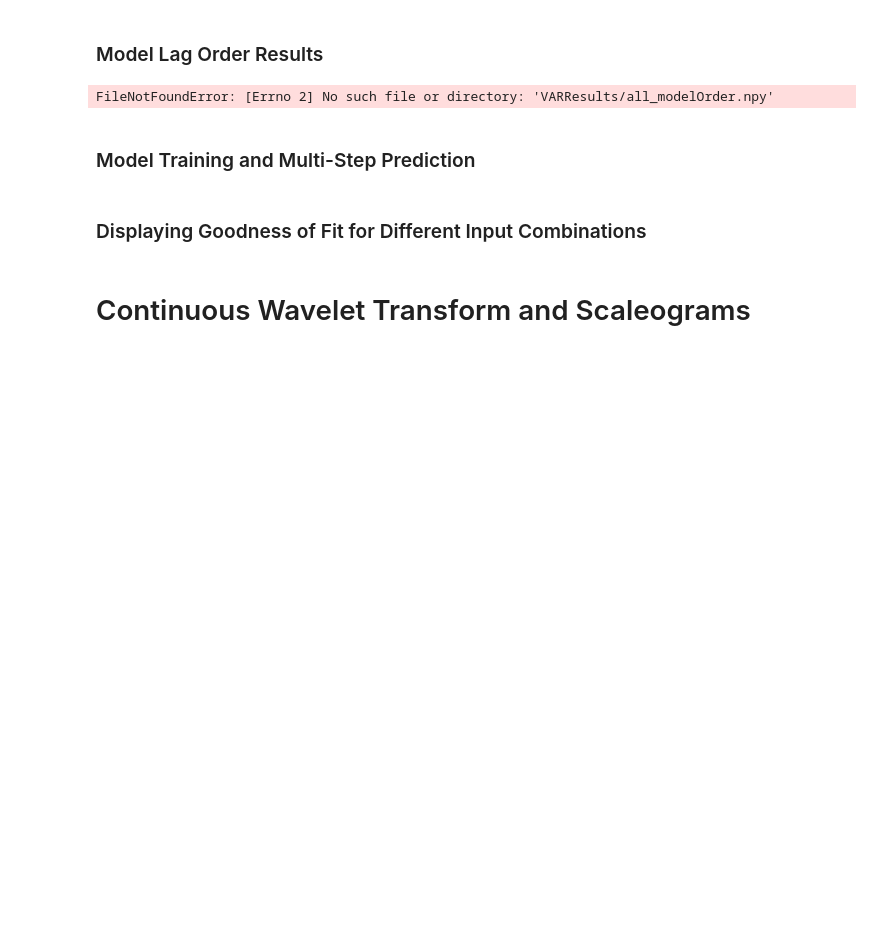
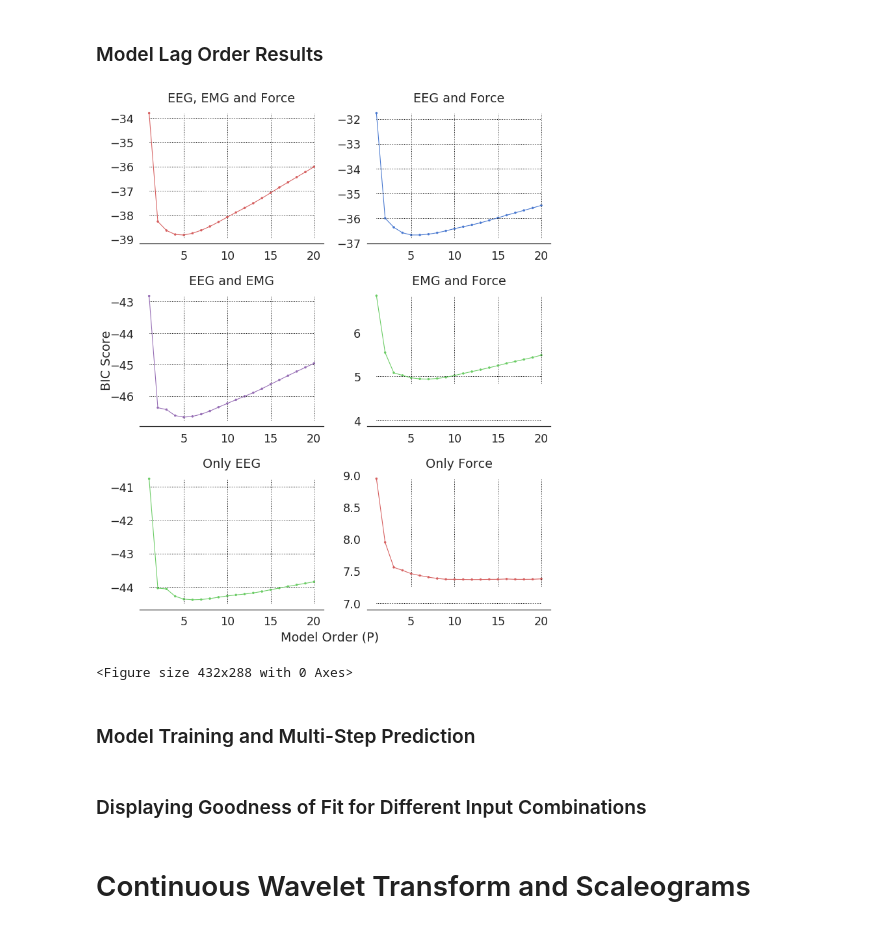
Before and after one commit to andac-demir/HapticsDynamicSystemIdentification, a Jupyter notebook: spectralAnalysis.ipynb, the cells around one changed output. Cells and saved outputs as stored; diff of their text form; code cells hidden in the pictures; blank space fills up the shorter version.

Commit message:
model lag order selection

```diff
--- a/spectralAnalysis.ipynb
+++ b/spectralAnalysis.ipynb
@@ -487,43 +523,77 @@ emg_force = np.load('VARResults/EMG_Force_lagOrder.npy')
 
 BIC = pd.DataFrame({'all': all[0,:],
                     'only_eeg': only_eeg[0,:],
                     'only_emg': only_emg[0,:],
                     'only_force': only_force[0,:],
                     'eeg_emg': eeg_emg[0,:],
                     'eeg_force': eeg_force[0,:],
                     'emg_force': emg_force[0,:]})
 model_orders = 1 + np.arange(20)
 
 sns.set(style="white", palette="muted", color_codes=True, font_scale=1.6)
 
 # Set up the matplotlib figure
 f, axes = plt.subplots(3, 2, figsize=(10,12), sharex=False)
 sns.despine(left=True)
 
 sns.pointplot(x=model_orders, y=BIC['all'], color='r', ax=axes[0,0], scale=0.4).set_title('EEG, EMG and Force')
-sns.pointplot(x=model_orders, y=BIC['eeg_emg'], color='m', ax=axes[0,0], scale=0.4).set_title('EEG and EMG')
-sns.pointplot(x=model_orders, y=BIC['eeg_force'], color='b', ax=axes[0,0], scale=0.4).set_title('EEG and Force')
-sns.pointplot(x=model_orders, y=BIC['emg_force'], color='g', ax=axes[0,0], scale=0.4).set_title('EMG and Force')
-sns.pointplot(x=model_orders, y=BIC['only_eeg'], color='g', ax=axes[0,0], scale=0.4).set_title('Only EEG')
-sns.pointplot(x=model_orders, y=BIC['only_force'], color='r', ax=axes[0,0], scale=0.4).set_title('Only Force')
+sns.pointplot(x=model_orders, y=BIC['eeg_force'], color='b', ax=axes[0,1], scale=0.4).set_title('EEG and Force')
+sns.pointplot(x=model_orders, y=BIC['eeg_emg'], color='m', ax=axes[1,0], scale=0.4).set_title('EEG and EMG')
+sns.pointplot(x=model_orders, y=BIC['emg_force'], color='g', ax=axes[1,1], scale=0.4).set_title('EMG and Force')
+sns.pointplot(x=model_orders, y=BIC['only_eeg'], color='g', ax=axes[2,0], scale=0.4).set_title('Only EEG')
+sns.pointplot(x=model_orders, y=BIC['only_force'], color='r', ax=axes[2,1], scale=0.4).set_title('Only Force')
 
 for ax in axes.flatten():
     ax.set_ylabel('')
     ax.set_xlabel('')
 
-# set the density of x-axis
+# The rest is for some cosmetics of the plots...
+# reduce the density of x-axis
+for ax in axes.flatten():
+    for ind, label in enumerate(ax.get_xticklabels()):
+        if (ind+1) % 5 == 0: #every 5th label is kept
+            label.set_visible(True)
+        else:
+            label.set_visible(False)
 
-# draw vertical lines
+# draw vertical lines:
+for i in range(4,24,5):
+    axes.flatten()[0].vlines(x=i, ymin=BIC['all'].min()-0.1, ymax=BIC['all'].max(), color='black',
+                             alpha=1, linewidth=1, linestyles='dotted')
+    axes.flatten()[1].vlines(x=i, ymin=BIC['eeg_force'].min()-0.1, ymax=BIC['eeg_force'].max(), color='black',
+                             alpha=1, linewidth=1, linestyles='dotted')
+    axes.flatten()[2].vlines(x=i, ymin=BIC['eeg_emg'].min()-0.1, ymax=BIC['eeg_emg'].max(), color='black',
+                             alpha=1, linewidth=1, linestyles='dotted')
+    axes.flatten()[3].vlines(x=i, ymin=BIC['emg_force'].min()-0.1, ymax=BIC['emg_force'].max(), color='black',
+                             alpha=1, linewidth=1, linestyles='dotted')
+    axes.flatten()[4].vlines(x=i, ymin=BIC['only_eeg'].min()-0.1, ymax=BIC['only_eeg'].max(), color='black',
+                             alpha=1, linewidth=1, linestyles='dotted')
+    axes.flatten()[5].vlines(x=i, ymin=BIC['only_force'].min()-0.1, ymax=BIC['only_force'].max(),
+                             color='black', alpha=1, linewidth=1, linestyles='dotted')
 
-# draw horizontal lines
+# draw horizontal lines:
+for i in range(int(BIC['all'].min()), int(BIC['all'].max())):
+    axes.flatten()[0].hlines(y=i, xmin=0, xmax=19, color='black', alpha=1, linewidth=1, linestyles='dotted')
+for i in range(int(BIC['eeg_force'].min()), int(BIC['eeg_force'].max())):
+    axes.flatten()[1].hlines(y=i, xmin=0, xmax=19, color='black', alpha=1, linewidth=1, linestyles='dotted')
+for i in range(int(BIC['eeg_emg'].min()), int(BIC['eeg_emg'].max())):
+    axes.flatten()[2].hlines(y=i, xmin=0, xmax=19, color='black', alpha=1, linewidth=1, linestyles='dotted')
+for i in np.arange(int(BIC['emg_force'].min()), int(BIC['emg_force'].max())):
+    axes.flatten()[3].hlines(y=i, xmin=0, xmax=19, color='black', alpha=1, linewidth=1, linestyles='dotted')
+for i in range(int(BIC['only_eeg'].min()), int(BIC['only_eeg'].max())):
+    axes.flatten()[4].hlines(y=i, xmin=0, xmax=19, color='black', alpha=1, linewidth=1, linestyles='dotted')
+for i in np.arange(int(BIC['only_force'].min()), int(BIC['only_force'].max())):
+    axes.flatten()[5].hlines(y=i, xmin=0, xmax=19, color='black', alpha=1, linewidth=1, linestyles='dotted')
 
+# display and save
 f.text(0.5, 0.0, 'Model Order (P)', ha='center')
 f.text(0.01, 0.5, 'BIC Score', va='center', rotation='vertical')
 plt.tight_layout()
 plt.show()
-plt.savefig("VARResults/modelOrders.pdf", bbox_inches="tight")
+plt.savefig("VARResults/lagOrders.pdf", bbox_inches="tight")
 # %% [output]
+[figure, added]
-FileNotFoundError: [Errno 2] No such file or directory: 'VARResults/all_modelOrder.npy'
+<Figure size 432x288 with 0 Axes>
 # %% [markdown]
 ### Model Training and Multi-Step Prediction
 # %%
```
Also changed, not shown: parts of 4 cells of this notebook.
